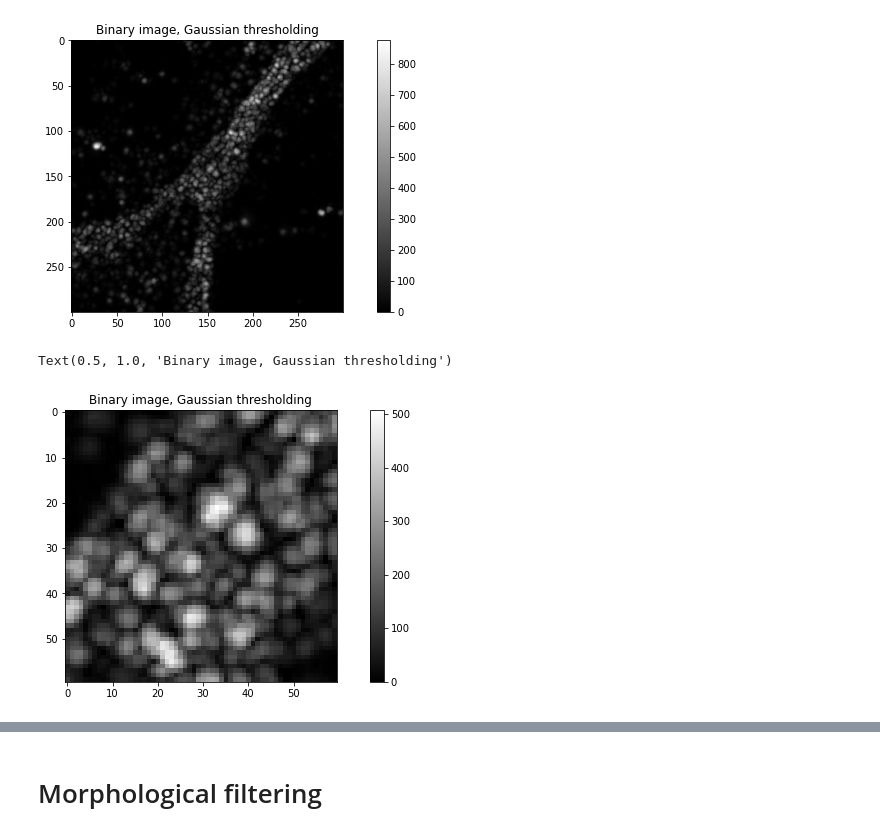
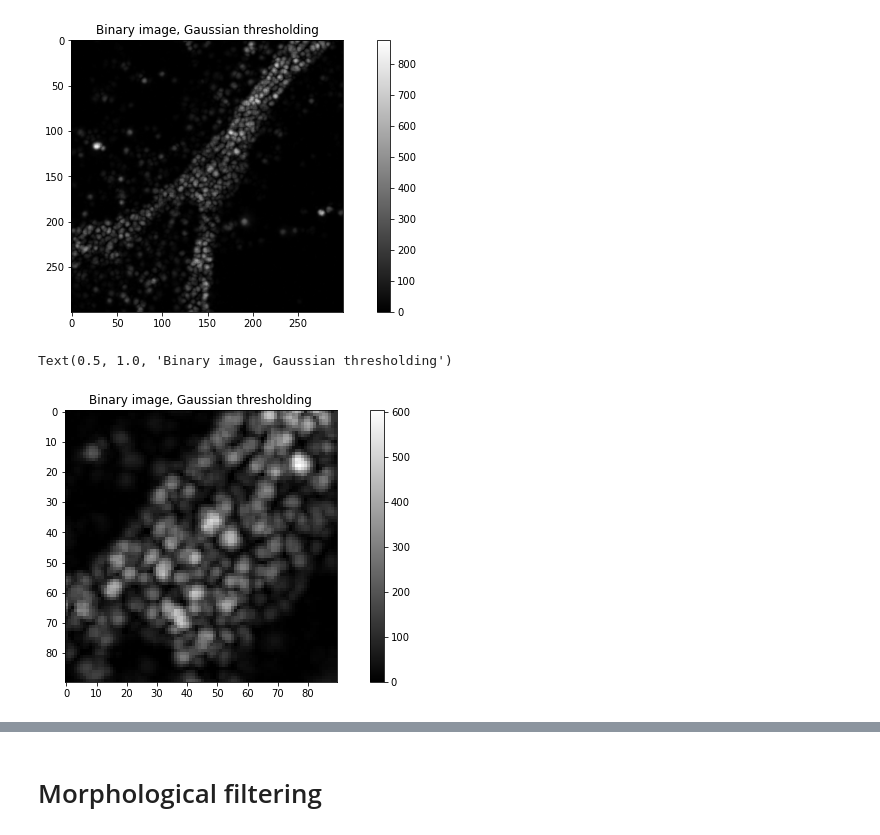
Before and after one commit to leonardocattarin/NeuronConnectivity, a Jupyter notebook: Microscopy_analysis.ipynb, the cells around one changed output, grey strips where cells are left out. Drawn from its saved outputs; the diff is of its cells as text; code cells hidden in the pictures.

```diff
--- a/Microscopy_analysis.ipynb
+++ b/Microscopy_analysis.ipynb
@@ -137,23 +137,23 @@ Text(0.5, 1.0, 'Binary image, Gaussian thresholding')
 # %%
 x_center = 650
 y_center = 400
 
-width = 60
+width = 90
 
 x_bound_low = int(x_center-width/2)
 x_bound_up = int(x_center+width/2)
 
 y_bound_low = int(y_center-width/2)
 y_bound_up = int(y_center+width/2)
 
 
 slice_img_2 = cv_img_1_str_RFP[ii][y_bound_low:y_bound_up,x_bound_low:x_bound_up]
 
 fig= plt.figure()
 ax = fig.gca()
 pos = ax.imshow(slice_img_2, cmap="gray")
 fig.colorbar(pos, ax=ax)
 plt.title("Binary image, Gaussian thresholding")
 # %% [output]
 Text(0.5, 1.0, 'Binary image, Gaussian thresholding')
-[figure, old version]
+[figure, new version]
```
Also changed, not shown: parts of 10 cells of this notebook.
